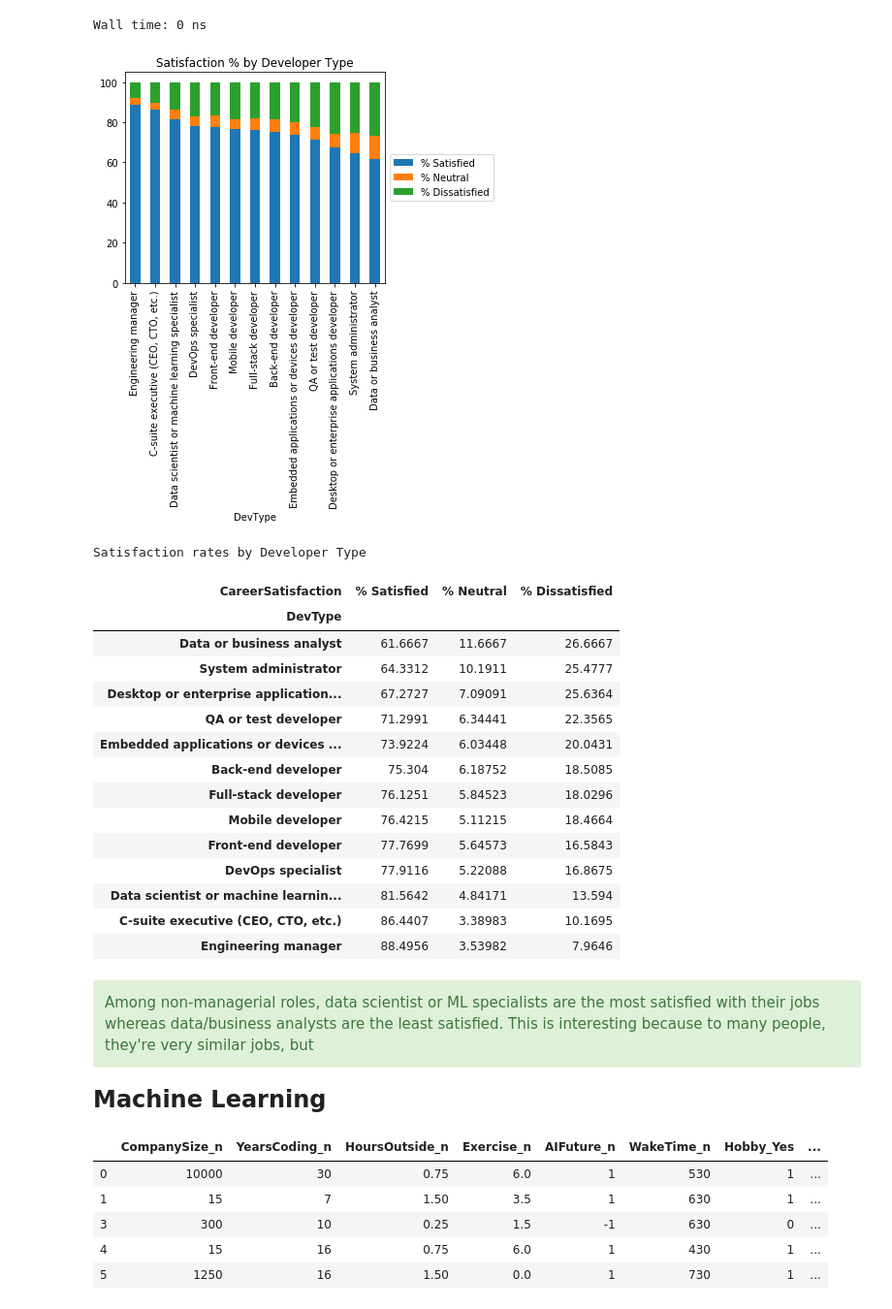
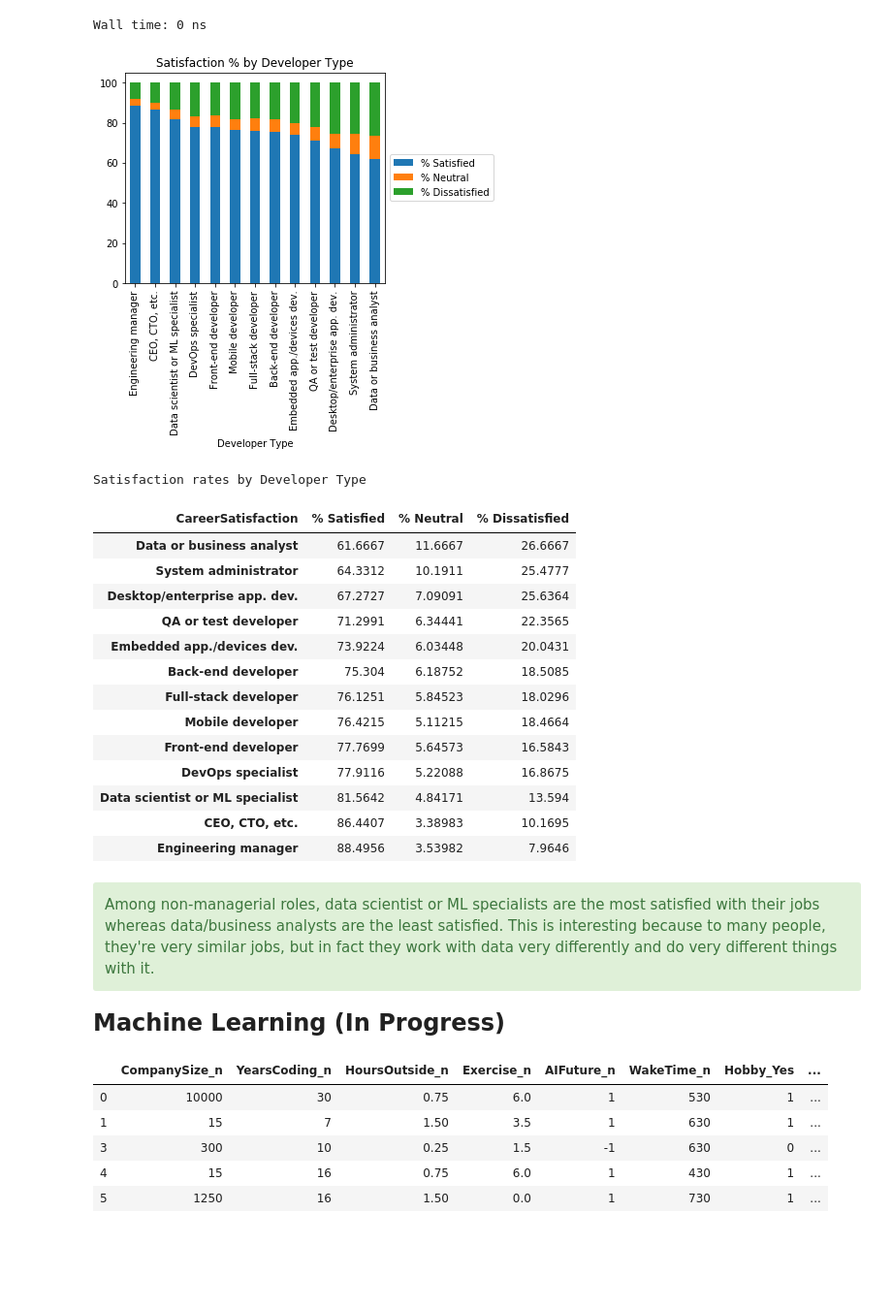
Before and after one commit to nitishvj/Capstone-1-Developers-Survey-Analysis, a Jupyter notebook: Capstone 1.ipynb, the cells around one changed output. Shown at 97% size. Drawn from its saved outputs; the diff is of its cells as text; code cells hidden in the pictures; blank space fills up the shorter version.

```diff
--- a/Capstone 1.ipynb
+++ b/Capstone 1.ipynb
@@ -920,35 +1115,35 @@ single_devtype_cs['% Neutral'] =single_devtype_cs['Neutral']*100/single_devtype_
 single_devtype_cs['% Dissatisfied'] =  single_devtype_cs['Dissatisfied']*100/single_devtype_cs['Total']
 single_devtype_cs.sort_values('% Satisfied');
 # %%
-#fig = plt.rcParams['figure.figsize'] = [10,10]
+#Shorten developer type to make plot look better
+single_devtype_cs.index=(['Back-end developer', 'CEO, CTO, etc.',  'Data or business analyst',       'Data scientist or ML specialist',       'Desktop/enterprise app. dev.', 'DevOps specialist',       'Embedded app./devices dev.', 'Engineering manager', 'Front-end developer', 'Full-stack developer', 'Mobile developer', 'QA or test developer', 'System administrator'])
 fig = single_devtype_cs[['% Satisfied','% Neutral', '% Dissatisfied']].sort_values('% Satisfied',ascending=False).plot(kind='bar', stacked=True) ;
 box = fig.get_position()
 fig.set_position([box.x0, box.y0, box.width * 0.8, box.height]);
 fig.legend(loc='center left', bbox_to_anchor=(1, 0.5));
-plt.title('Satisfaction % by Developer Type');
+plt.title('Satisfaction % by Developer Type');plt.xlabel('Developer Type');
 # %% [output]
-[figure, old version]
+[figure, new version]
 # %%
-single_devtype_cs[['% Satisfied','% Neutral','% Dissatisfied']].sort_values('% Satisfied');single_devtype_cs[['% Satisfied','% Neutral','% Dissatisfied']].sort_values('% Satisfied').style.set_caption("Satisfaction rates by Developer Type")
+single_devtype_cs[['% Satisfied','% Neutral','% Dissatisfied']].sort_values('% Satisfied',ascending=False);single_devtype_cs[['% Satisfied','% Neutral','% Dissatisfied']].sort_values('% Satisfied').style.set_caption("Satisfaction rates by Developer Type")
 # %% [output]
 Satisfaction rates by Developer Type
 | CareerSatisfaction | % Satisfied | % Neutral | % Dissatisfied |
-| DevType |  |  |  |
 | Data or business analyst | 61.6667 | 11.6667 | 26.6667 |
 | System administrator | 64.3312 | 10.1911 | 25.4777 |
-| Desktop or enterprise application... | 67.2727 | 7.09091 | 25.6364 |
+| Desktop/enterprise app. dev. | 67.2727 | 7.09091 | 25.6364 |
 | QA or test developer | 71.2991 | 6.34441 | 22.3565 |
-| Embedded applications or devices ... | 73.9224 | 6.03448 | 20.0431 |
+| Embedded app./devices dev. | 73.9224 | 6.03448 | 20.0431 |
 | Back-end developer | 75.304 | 6.18752 | 18.5085 |
 | Full-stack developer | 76.1251 | 5.84523 | 18.0296 |
 | Mobile developer | 76.4215 | 5.11215 | 18.4664 |
 | Front-end developer | 77.7699 | 5.64573 | 16.5843 |
 | DevOps specialist | 77.9116 | 5.22088 | 16.8675 |
-| Data scientist or machine learnin... | 81.5642 | 4.84171 | 13.594 |
-| C-suite executive (CEO, CTO, etc.) | 86.4407 | 3.38983 | 10.1695 |
+| Data scientist or ML specialist | 81.5642 | 4.84171 | 13.594 |
+| CEO, CTO, etc. | 86.4407 | 3.38983 | 10.1695 |
 | Engineering manager | 88.4956 | 3.53982 | 7.9646 |
 # %% [markdown]
 <div class="span5 alert alert-success">
-Among non-managerial roles, data scientist or ML specialists are the most satisfied with their jobs whereas data/business analysts are the least satisfied. This is interesting because to many people, they're very similar jobs, but
+Among non-managerial roles, data scientist or ML specialists are the most satisfied with their jobs whereas data/business analysts are the least satisfied. This is interesting because to many people, they're very similar jobs, but in fact they work with data very differently and do very different things with it.</div>
 # %% [markdown]
-<font size="5"><a id='MachineLearning'></a> <b>Machine Learning</b>
+<font size="5"><a id='MachineLearning'></a> <b>Machine Learning (In Progress)</b>
```
Also changed, not shown: parts of 139 cells of this notebook.
